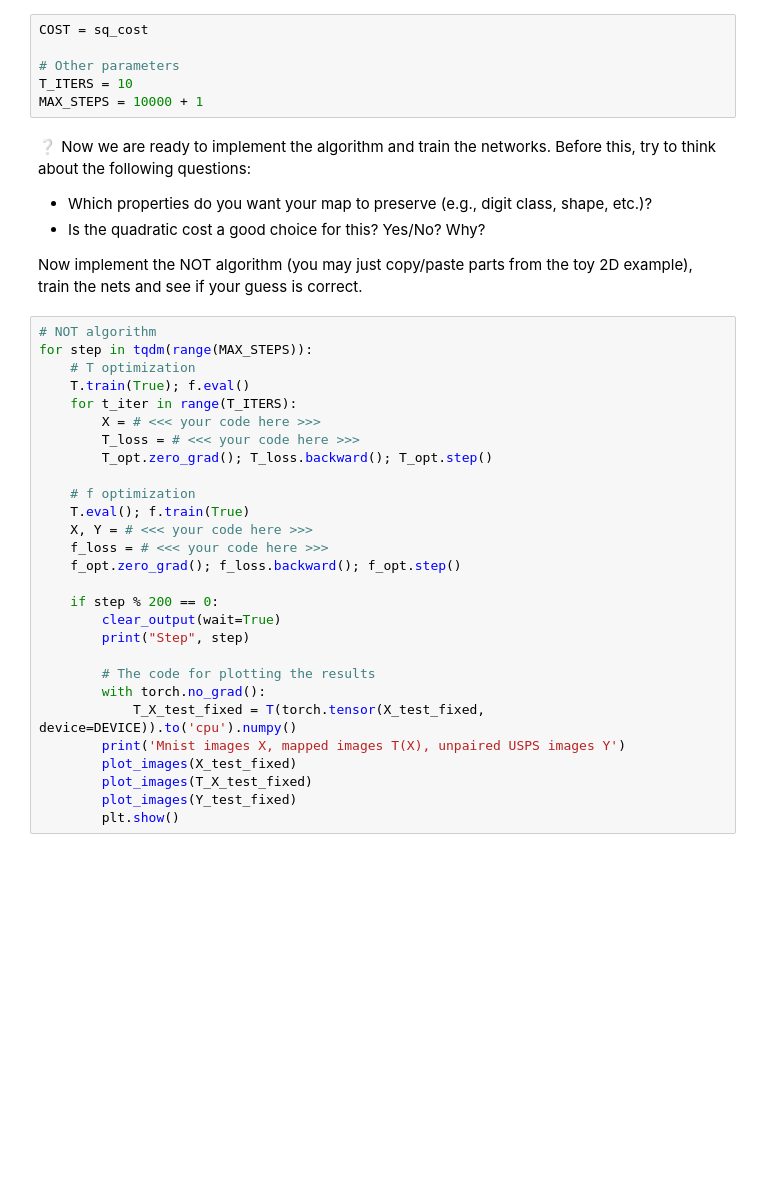
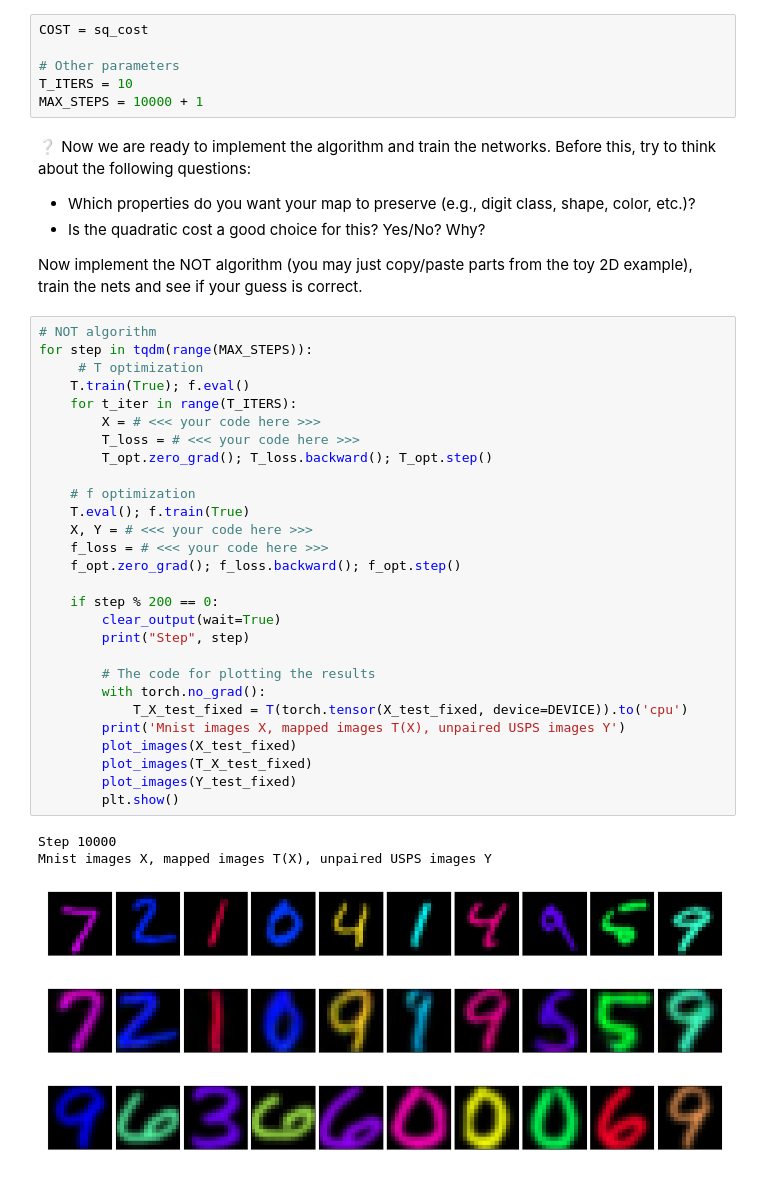
Before and after one commit to iamalexkorotin/NeuralOptimalTransport, a Jupyter notebook: seminars/NOT_seminar_strong.ipynb, the cells around one changed output. Saved outputs shown, nothing was run; the diff lists cells and outputs as text; blank space fills up the shorter version.

```diff
--- a/seminars/NOT_seminar_strong.ipynb
+++ b/seminars/NOT_seminar_strong.ipynb
@@ -304,37 +315,43 @@ T_ITERS = 10
 MAX_STEPS = 10000 + 1
 # %% [markdown]
 ❔ Now we are ready to implement the algorithm and train the networks. Before this, try to think about the following questions:
-- Which properties do you want your map to preserve (e.g., digit class, shape, etc.)?
+- Which properties do you want your map to preserve (e.g., digit class, shape, color, etc.)?
 - Is the quadratic cost a good choice for this? Yes/No? Why?
 
 Now implement the NOT algorithm (you may just copy/paste parts from the toy 2D example), train the nets and see if your guess is correct.
 # %%
 # NOT algorithm
 for step in tqdm(range(MAX_STEPS)):
-    # T optimization
+     # T optimization
     T.train(True); f.eval()
     for t_iter in range(T_ITERS):
         X = # <<< your code here >>>
         T_loss = # <<< your code here >>>
         T_opt.zero_grad(); T_loss.backward(); T_opt.step()
 
     # f optimization
     T.eval(); f.train(True)
     X, Y = # <<< your code here >>>
     f_loss = # <<< your code here >>>
     f_opt.zero_grad(); f_loss.backward(); f_opt.step()
 
     if step % 200 == 0:
         clear_output(wait=True)
         print("Step", step)
 
         # The code for plotting the results
         with torch.no_grad():
-            T_X_test_fixed = T(torch.tensor(X_test_fixed, device=DEVICE)).to('cpu').numpy()
+            T_X_test_fixed = T(torch.tensor(X_test_fixed, device=DEVICE)).to('cpu')
         print('Mnist images X, mapped images T(X), unpaired USPS images Y')
         plot_images(X_test_fixed)
         plot_images(T_X_test_fixed)
         plot_images(Y_test_fixed)
         plt.show()
+# %% [output]
+Step 10000
+Mnist images X, mapped images T(X), unpaired USPS images Y
+[figure, added]
+[figure, added]
+[figure, added]
 # %% [markdown]
 ❔ After obtaining the results, think about the following questions:
```
Also changed, not shown: parts of 8 cells of this notebook, 3 other files.
